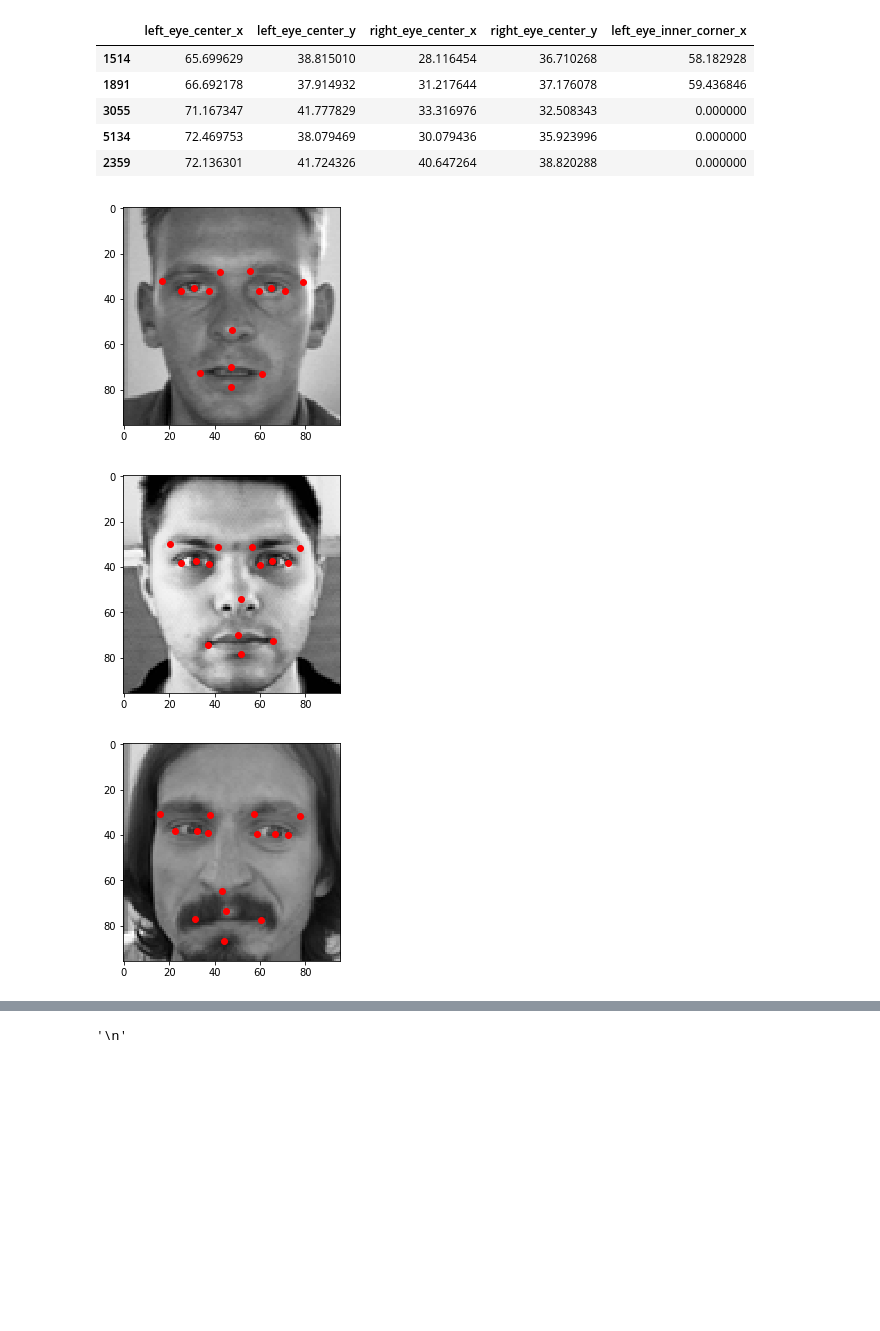
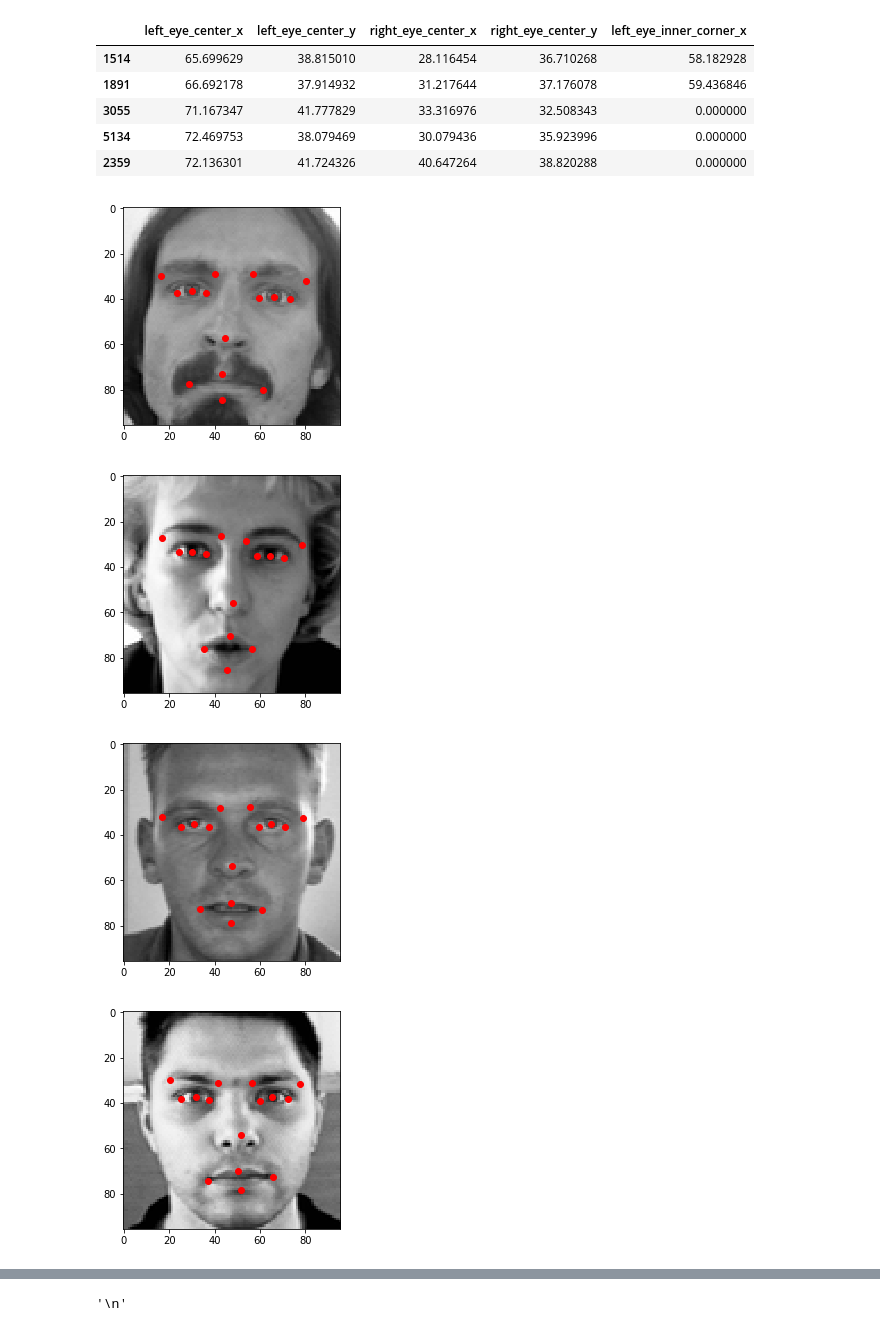
Before and after one commit to alexdauenhauer/MIDS_W207_facial_recognition, a Jupyter notebook: FinalProject.ipynb, the cells around one changed output, grey strips where cells are left out. Drawn from its saved outputs; the diff is of its cells as text; code cells hidden in the pictures; blank space fills up the shorter version.

```diff
--- a/FinalProject.ipynb
+++ b/FinalProject.ipynb
@@ -166,17 +165,16 @@ train_labels.iloc[:5,:5]
 # %%
 # EDA: Print a few faces (Mark)
 
-for example in range(2,5):
+for example in range(0,5):
     img = train_data[example].reshape(96,96)
-    img.shape
-
     plt.figure()
     plt.imshow(img, cmap='gray')
     for c in range(0, len(train_labels.columns)-1, 2):
         x = train_labels[train_labels.columns[c]][example]
         y = train_labels[train_labels.columns[c+1]][example]
         plt.scatter(x,y,c='r')
 # %% [output]
-[figure, old version]
+[figure, new version]
-[figure, old version]
+[figure, new version]
-[figure, old version]
+[figure, new version]
+[figure, added]
```
Also changed, not shown: parts of 6 cells of this notebook.
